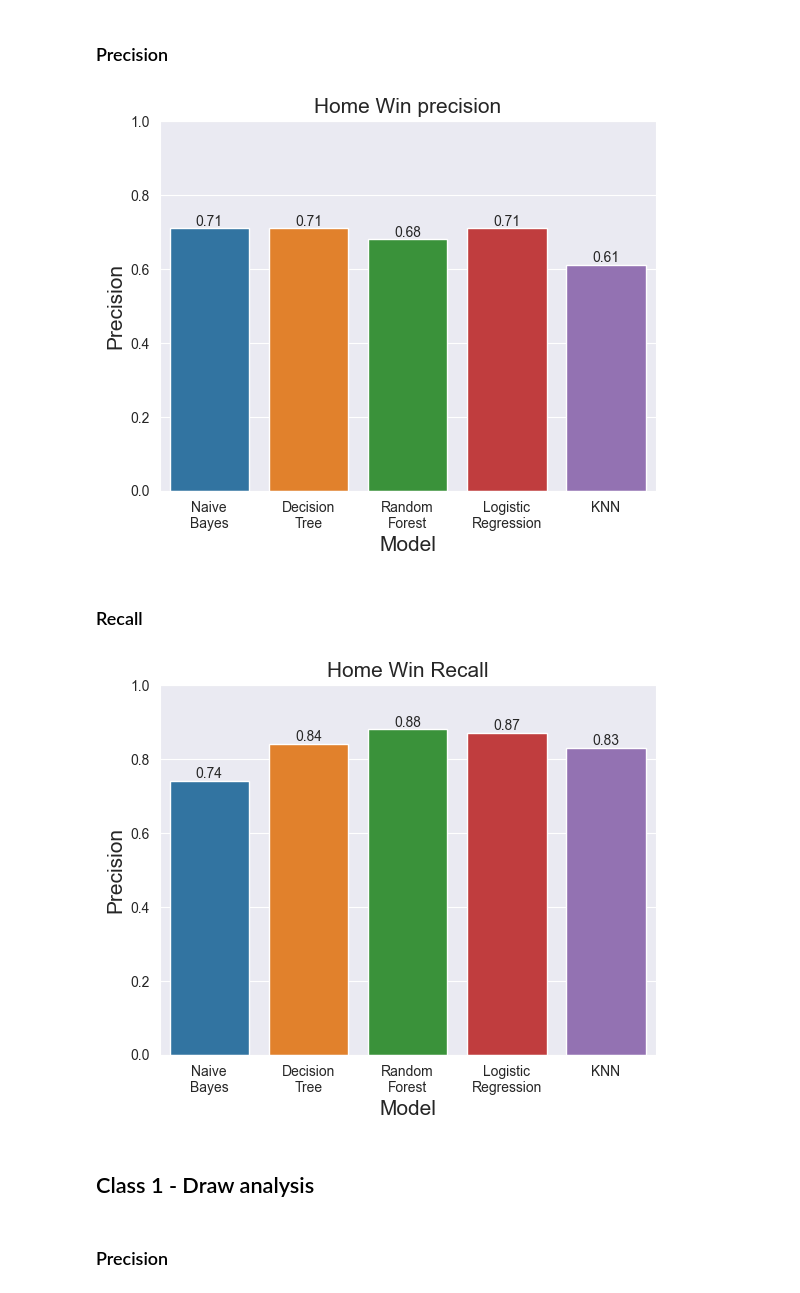
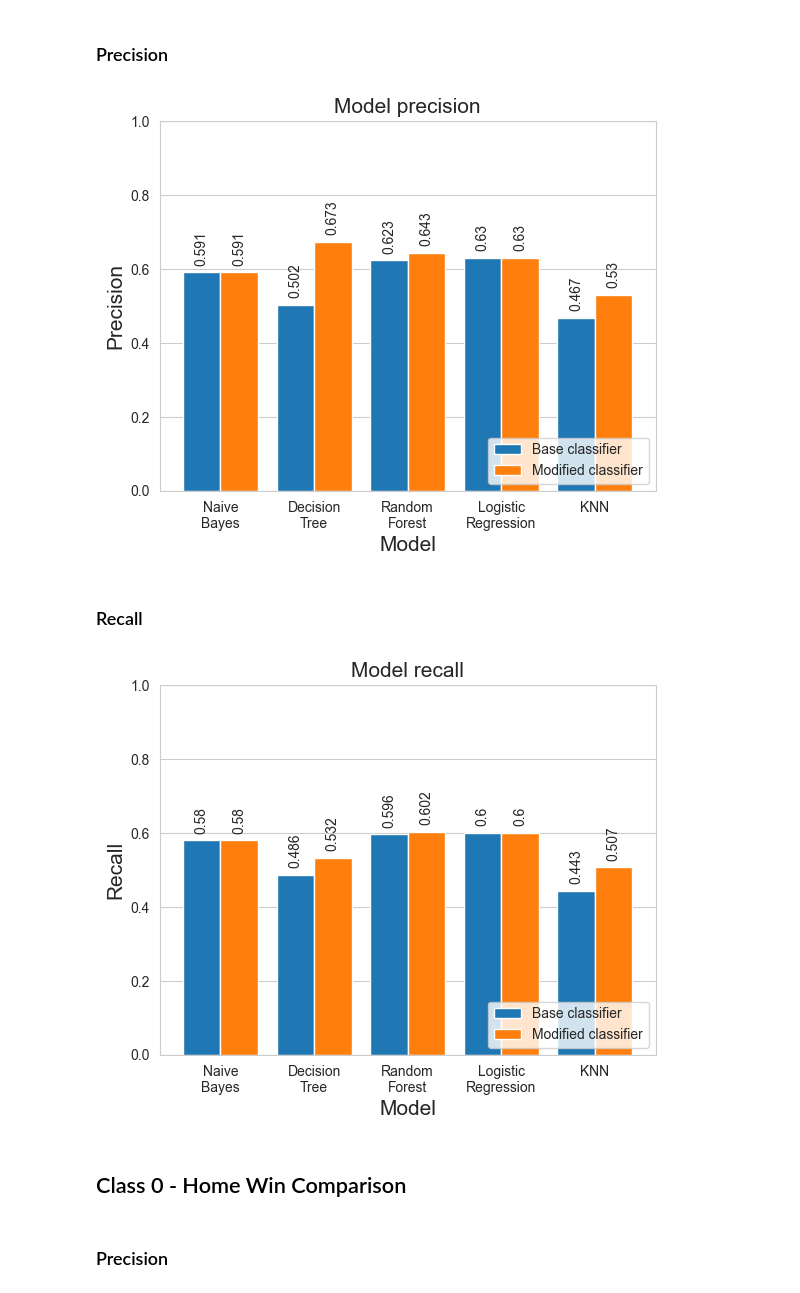
Before and after one commit to PWcislo26/football-ml-predictor, a Jupyter notebook: predictor.ipynb, the cells around one changed output. Saved outputs shown, nothing was run; the diff lists cells and outputs as text; code cells hidden in the pictures.

Commit message:
Visual and text edits to the whole file

```diff
--- a/predictor.ipynb
+++ b/predictor.ipynb
@@ -405,11 +459,10 @@ weighted avg       0.67      0.68      0.66       532
 # %%
 lr_params = {
     'solver': ['newton-cg', 'sag', 'saga', 'lbfgs'],
-    'max_iter': [ 200, 1000, 1500,2500,2800, 3000,3500],
+    'max_iter': [200,500, 1000, 1500],
     'random_state': [42]
 } # final iteration of grid search params that resulted in finding the best score
 lr = LogisticRegression()
 gs_lr = GridSearchCV(estimator=lr, param_grid=lr_params, cv=5, verbose=1)
 gs_lr.fit(X_train_s, y_train)
-gs_lr.best_params_
 # %% [output]
@@ -486,0 +578,2 @@ NameError: name 'dtc_report_tuned' is not defined
+# %%
+sns.set_style("whitegrid")
@@ -486,0 +582,12 @@ NameError: name 'dtc_report_tuned' is not defined
+# %%
+df_accuracies = pd.DataFrame([accuracy, accuracy_tuned]).transpose()
+ax = df_accuracies.plot(kind='bar', width=0.8)
+for i in ax.containers:
+    ax.bar_label(i,rotation='vertical', padding=5)
+plt.grid(axis='x')
+ax.legend(('Base classifier','Modified classifier'),loc='lower right', bbox_to_anchor=(0.5, 0., 0.5, 0.5))
+plt.title("Model accuracy",fontsize=15)
+plt.xlabel("Model", fontsize=15)
+plt.ylabel("Accuracy",fontsize=15)
+plt.ylim(0.0,1.0)
+wrap_labels(ax, 10)
@@ -487,31 +596,37 @@ NameError: name 'dtc_report_tuned' is not defined
 # %% [markdown]
 ### Precision
 # %%
-ax = sns.barplot(x=list(c0_precision.keys()), y=list(c0_precision.values()))
+df_precision = pd.DataFrame([precision, precision_tuned]).transpose()
+ax = df_precision.plot(kind='bar', width=0.8)
 for i in ax.containers:
-    ax.bar_label(i,)
-plt.ylim(0.0,1.0)
-plt.title("Home Win precision",fontsize=15)
+    ax.bar_label(i,rotation='vertical', padding=5)
+plt.grid(axis='x')
+ax.legend(('Base classifier','Modified classifier'),loc='lower right', bbox_to_anchor=(0.5, 0., 0.5, 0.5))
+plt.title("Model precision",fontsize=15)
 plt.xlabel("Model", fontsize=15)
 plt.ylabel("Precision",fontsize=15)
+plt.ylim(0.0,1.0)
 wrap_labels(ax, 10)
 # %% [output]
-[figure, old version]
+[figure, new version]
 # %% [markdown]
 ### Recall
 # %%
-ax = sns.barplot(x=list(c0_recall.keys()), y=list(c0_recall.values()))
+df_recall = pd.DataFrame([recall, recall_tuned]).transpose()
+ax = df_recall.plot(kind='bar', width=0.8)
 for i in ax.containers:
-    ax.bar_label(i,)
+    ax.bar_label(i,rotation='vertical', padding=5)
+plt.grid(axis='x')
+ax.legend(('Base classifier','Modified classifier'),loc='lower right', bbox_to_anchor=(0.5, 0., 0.5, 0.5))
+plt.title("Model recall",fontsize=15)
+plt.xlabel("Model", fontsize=15)
+plt.ylabel("Recall",fontsize=15)
 plt.ylim(0.0,1.0)
-plt.title("Home Win Recall",fontsize=15)
-plt.xlabel("Model", fontsize=15)
-plt.ylabel("Precision",fontsize=15)
 wrap_labels(ax, 10)
 # %% [output]
-[figure, old version]
+[figure, new version]
-# %% [markdown]
-## Class 1 - Draw analysis
+# %% [markdown]
+## Class 0 - Home Win Comparison
 # %% [markdown]
 ### Precision
 # %%
```
Also changed, not shown: parts of 54 cells of this notebook.
